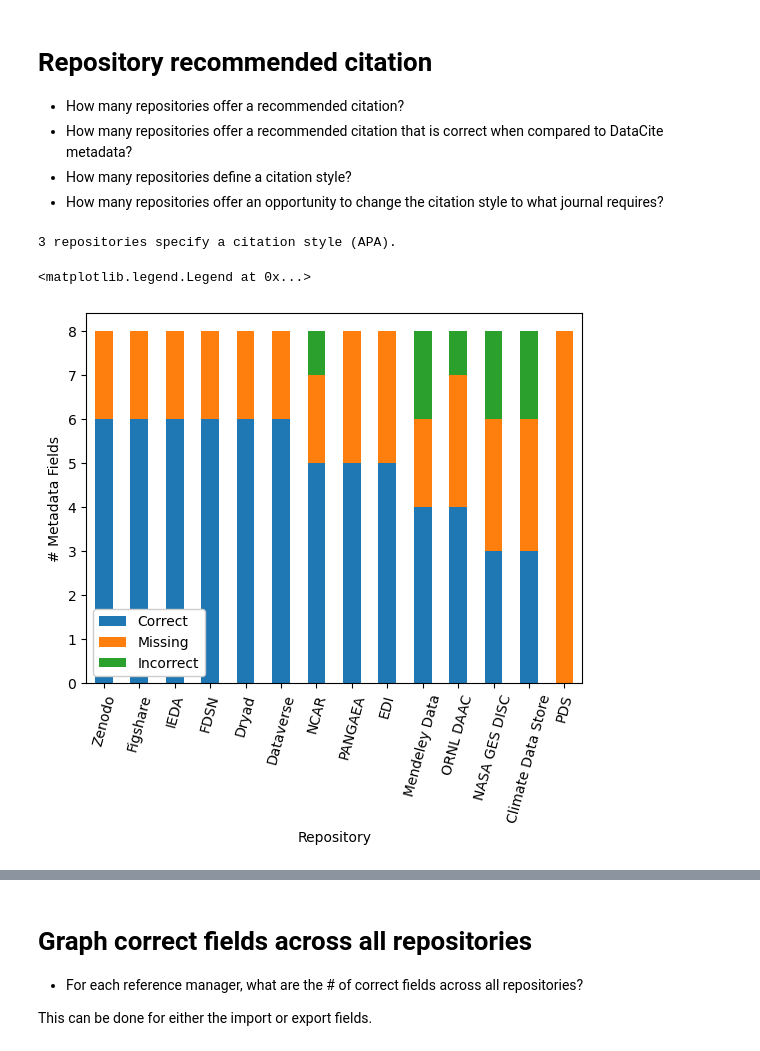
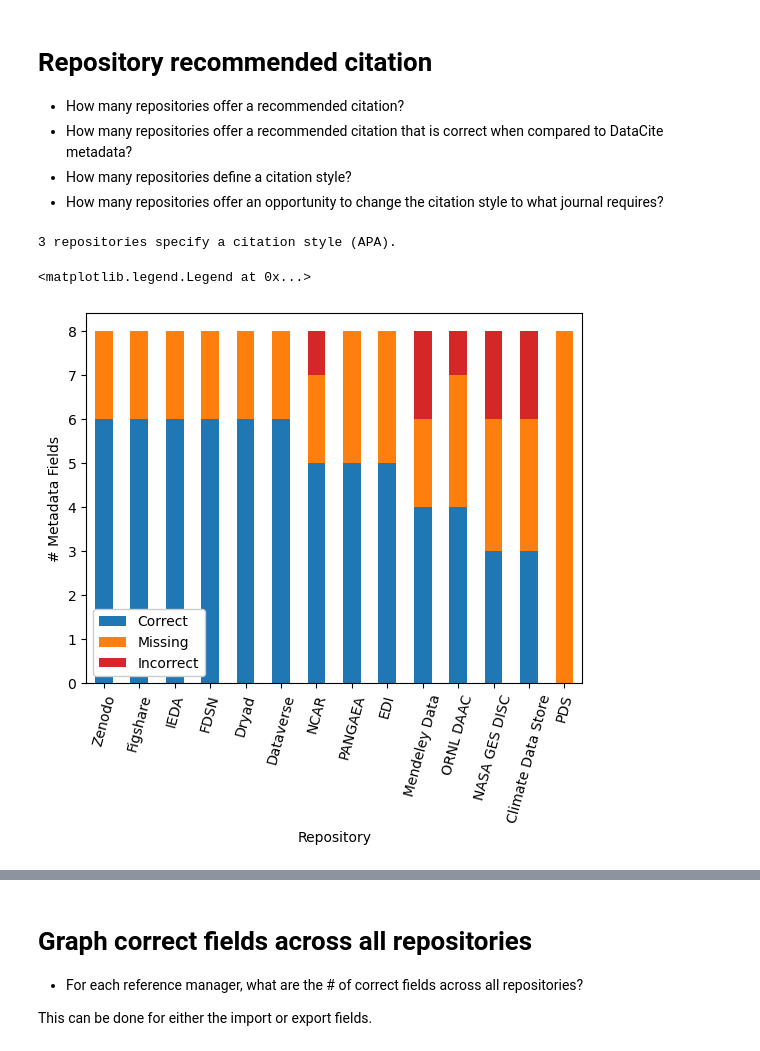
Before and after one commit to kvrouwenvelder/reference-manager-analysis, a Jupyter notebook: reference-manager-citations-ESIP.ipynb, the cells around one changed output, grey strips where cells are left out. Drawn from its saved outputs; the diff is of its cells as text; code cells hidden in the pictures.

```diff
--- a/reference-manager-citations-ESIP.ipynb
+++ b/reference-manager-citations-ESIP.ipynb
@@ -166,25 +166,26 @@ check = count_fields(refworks_plugin, im_cols, 'im)')
 # %%
 # Count the correct , incorrect, missing fields - Export Only
 count_fields(repo_recommended_citation, ex_cols,'ex')
 
 # How many repositories specify citation style?
 
 num_repo_citation_style = len(repo_recommended_citation[repo_recommended_citation['Citation-style']=='APA'])
 print(str(num_repo_citation_style)+' repositories specify a citation style (APA).')
 
 # Create a stacked bar graph with correct, incorrect, missing fields for each repository
 
 ## Sort df by most correct fields
 repo_recommended_citation_sort = repo_recommended_citation.sort_values(['count_correct_ex'], ascending = False)
 
 ## Start graphing
-ax = repo_recommended_citation_sort.plot.bar(x = 'Repository', y = ['count_correct_ex','count_missing_ex','count_incorrect_ex'], stacked = True, label = ['Correct', 'Missing','Incorrect'])
+ax = repo_recommended_citation_sort.plot.bar(x = 'Repository', y = ['count_correct_ex','count_missing_ex','count_incorrect_ex'], stacked = True, label = ['Correct', 'Missing','Incorrect'],
+                                            color = ['tab:blue','tab:orange','tab:red'])
 plt.ylabel('# Metadata Fields')
 plt.xticks(rotation = 75)
 ax.legend(loc = 'lower left',framealpha=1)
 
 # need to adjust colors, font sizes, rotation of x labels, graph shape, etc.
 # %% [output]
 3 repositories specify a citation style (APA).
 <matplotlib.legend.Legend at 0x...>
-[figure, old version]
+[figure, new version]
```
Also changed, not shown: parts of 6 cells of this notebook.
